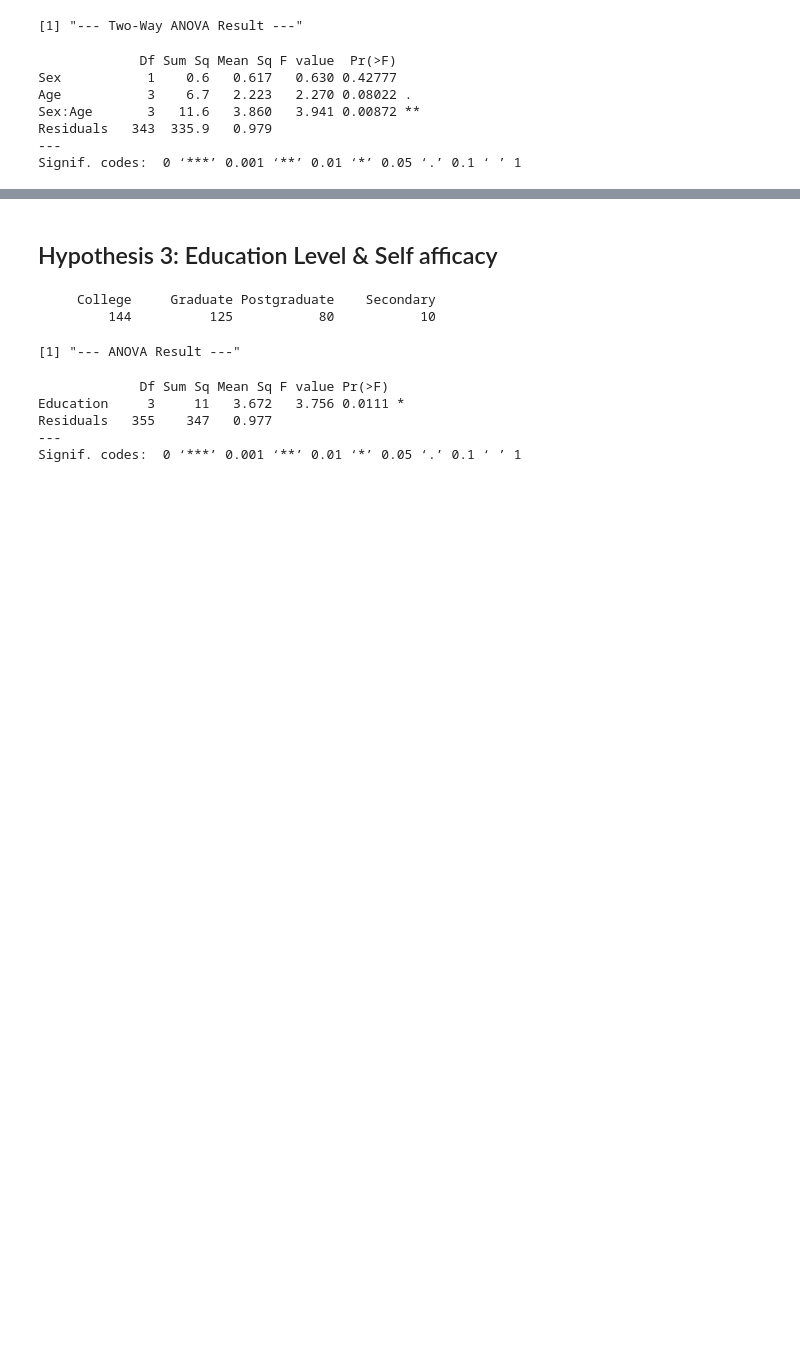
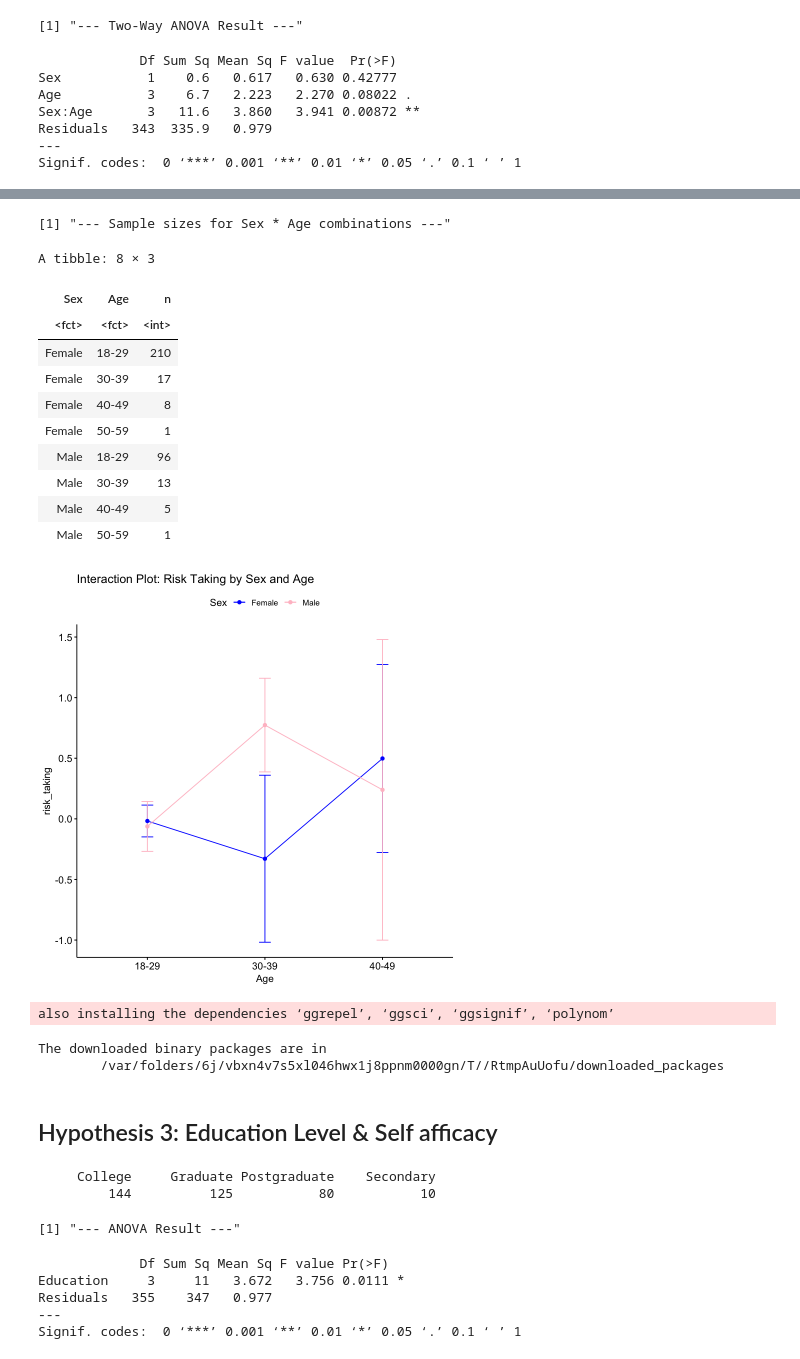
Before and after one commit to godfreydekew/Entrepreneurship-Orientation-Analysis-West-vs-East-, a Jupyter notebook: analyis.ipynb, the cells around one changed output, grey strips where cells are left out. Drawn from its saved outputs; the diff is of its cells as text; code cells hidden in the pictures; blank space fills up the shorter version.

```diff
--- a/analyis.ipynb
+++ b/analyis.ipynb
@@ -912,3 +950,44 @@ ggplot(gender_gap_df, aes(x = Age, y = risk_taking, color = Sex, group = Sex)) +
+# %%
+# Check sample sizes for each Sex * Age combination
+print("--- Sample sizes for Sex * Age combinations ---")
+gender_gap_df %>%
+  group_by(Sex, Age) %>%
+  summarise(n = n(), .groups = 'drop')
+
+# Filter to keep only groups with n >= 2 (or n >= 3 for better SE calculation)
+gender_gap_df_filtered <- gender_gap_df %>%
+  group_by(Sex, Age) %>%
+  filter(n() >= 3) %>%
+  ungroup() %>%
+  droplevels()
+
+# Now plot with filtered data
+library(ggpubr)
+ggline(gender_gap_df_filtered, x = "Age", y = "risk_taking",
+       color = "Sex",
+       palette = c("blue", "pink"),
+       add = c("mean_ci"),
+       title = "Interaction Plot: Risk Taking by Sex and Age")
+# %% [output]
+[1] "--- Sample sizes for Sex * Age combinations ---"
+A tibble: 8 × 3
+| Sex | Age | n |
+| <fct> | <fct> | <int> |
+| Female | 18-29 | 210 |
+| Female | 30-39 | 17 |
+| Female | 40-49 | 8 |
+| Female | 50-59 | 1 |
+| Male | 18-29 | 96 |
+| Male | 30-39 | 13 |
+| Male | 40-49 | 5 |
+| Male | 50-59 | 1 |
+[figure, added]
+# %%
+install.packages("ggpubr")
+# %% [output]
+also installing the dependencies ‘ggrepel’, ‘ggsci’, ‘ggsignif’, ‘polynom’
+The downloaded binary packages are in
+        /var/folders/6j/vbxn4v7s5xl046hwx1j8ppnm0000gn/T//RtmpAuUofu/downloaded_packages
 # %% [markdown]
 ## Hypothesis 3: Education Level & Self afficacy
 # %%
```
Also changed, not shown: parts of 21 cells of this notebook.
